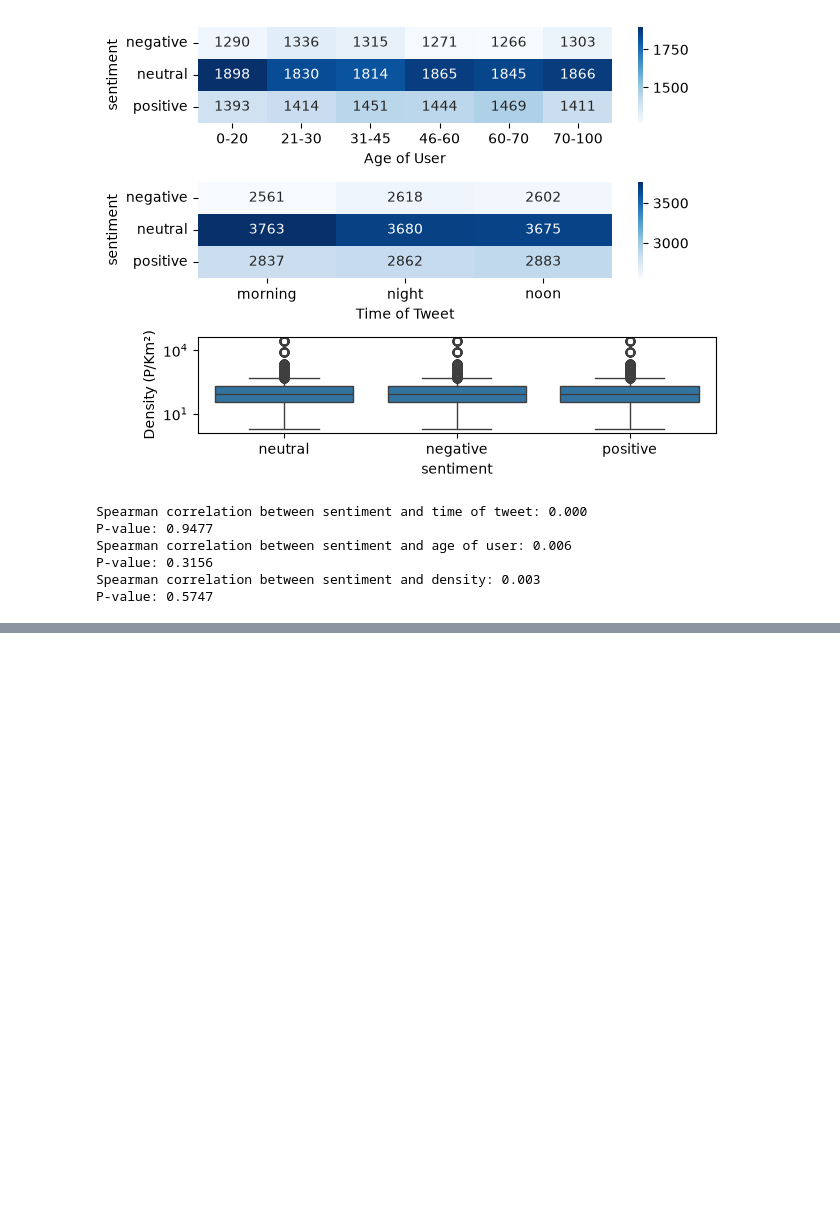
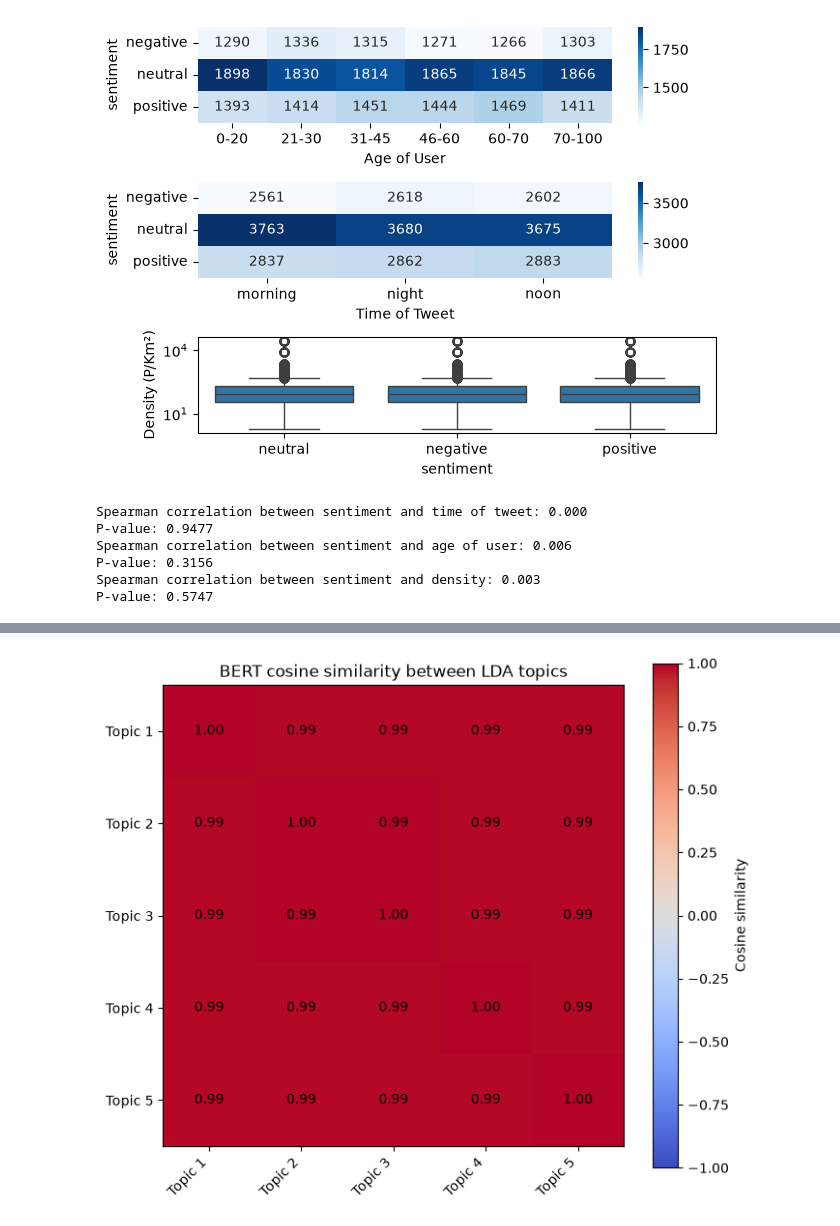
Before and after one commit to urhovr/NLP_Final_Project, a Jupyter notebook: NLP_Jaakko.ipynb, the cells around one changed output, grey strips where cells are left out. Cells and saved outputs as stored; diff of their text form; code cells hidden in the pictures; blank space fills up the shorter version.

```diff
--- a/NLP_Jaakko.ipynb
+++ b/NLP_Jaakko.ipynb
@@ -224,0 +322,4 @@ Sentiment distribution within each topic (%):
+# %%
+from transformers import AutoModel, AutoTokenizer
+tokenizer = AutoTokenizer.from_pretrained("bert-base-uncased")
+bert_model = AutoModel.from_pretrained("bert-base-uncased")
@@ -224,0 +340,83 @@ Sentiment distribution within each topic (%):
+# %%
+from nltk.corpus import stopwords
+from collections import Counter
+import re
+from sklearn.metrics.pairwise import cosine_similarity
+import torch
+
+def clean_text(text):
+    #Function for cleaning the text from numbers, stopwords and non-words.
+    text_string = " ".join(text).lower()
+    text_words_only = re.findall(r'\b[A-Za-z][a-z]{2,}\b', text_string)
+    #Removing stopwords
+    stop = stopwords.words("english")
+    clean_text = [w for w in text_words_only if w not in stop]
+    return clean_text
+
+# Rebuild the original token lists so the cell can be safely rerun.
+original_tokenized = [text.split() for text in tokenized_joined]
+tokenized = original_tokenized
+tokenized = [clean_text(text) for text in tokenized]
+
+text_indices = data.index[data["text"].notna()]
+cleaned_tokens_by_index = dict(zip(text_indices, tokenized))
+original_tokens_by_index = dict(zip(text_indices, original_tokenized))
+lda_indices = [
+    index
+    for index in data.index[data["text"].notna() & data["sentiment"].notna()]
+    if original_tokens_by_index[index]
+]
+
+topic_word_counts = {
+    topic_id: Counter()
+    for topic_id in sorted(lda_data["Topic"].unique())
+}
+for index, topic_id in zip(lda_indices, lda_data["Topic"]):
+    topic_word_counts[topic_id].update(cleaned_tokens_by_index[index])
+
+top_n = 10
+topic_terms = {
+    topic_id: counts.most_common(top_n)
+    for topic_id, counts in topic_word_counts.items()
+}
+
+device = next(bert_model.parameters()).device
+unique_terms = list(dict.fromkeys(
+    word for terms in topic_terms.values() for word, _ in terms
+))
+inputs = tokenizer(
+    unique_terms,
+    padding=True,
+    return_tensors="pt",
+).to(device)
+with torch.no_grad():
+    term_embeddings = bert_model(**inputs).last_hidden_state[:, 0, :]
+
+term_to_embedding = dict(zip(unique_terms, term_embeddings.cpu().numpy()))
+topic_embeddings = []
+for terms in topic_terms.values():
+    weights = [count for _, count in terms]
+    topic_vector = sum(
+        count * term_to_embedding[word] for word, count in terms
+    ) / sum(weights)
+    topic_embeddings.append(topic_vector)
+
+similarity = cosine_similarity(topic_embeddings)
+topic_labels = [f"Topic {topic_id}" for topic_id in topic_terms]
+similarity_df = pd.DataFrame(similarity, index=topic_labels, columns=topic_labels)
+
+fig, ax = plt.subplots(figsize=(7, 6))
+image = ax.imshow(similarity, cmap="coolwarm", vmin=-1, vmax=1)
+ax.set_xticks(range(len(topic_labels)), labels=topic_labels, rotation=45, ha="right")
+ax.set_yticks(range(len(topic_labels)), labels=topic_labels)
+for row in range(len(topic_labels)):
+    for col in range(len(topic_labels)):
+        ax.text(col, row, f"{similarity[row, col]:.2f}", ha="center", va="center")
+ax.set_title("BERT cosine similarity between LDA topics")
+fig.colorbar(image, ax=ax, label="Cosine similarity")
+fig.tight_layout()
+plt.show()
+for topic_id, terms in topic_terms.items():
+    print(f"Topic {topic_id} frequent words: {', '.join(word for word, _ in terms)}")
+# %% [output]
+[figure, added]
```
Also changed, not shown: parts of 15 cells of this notebook.
